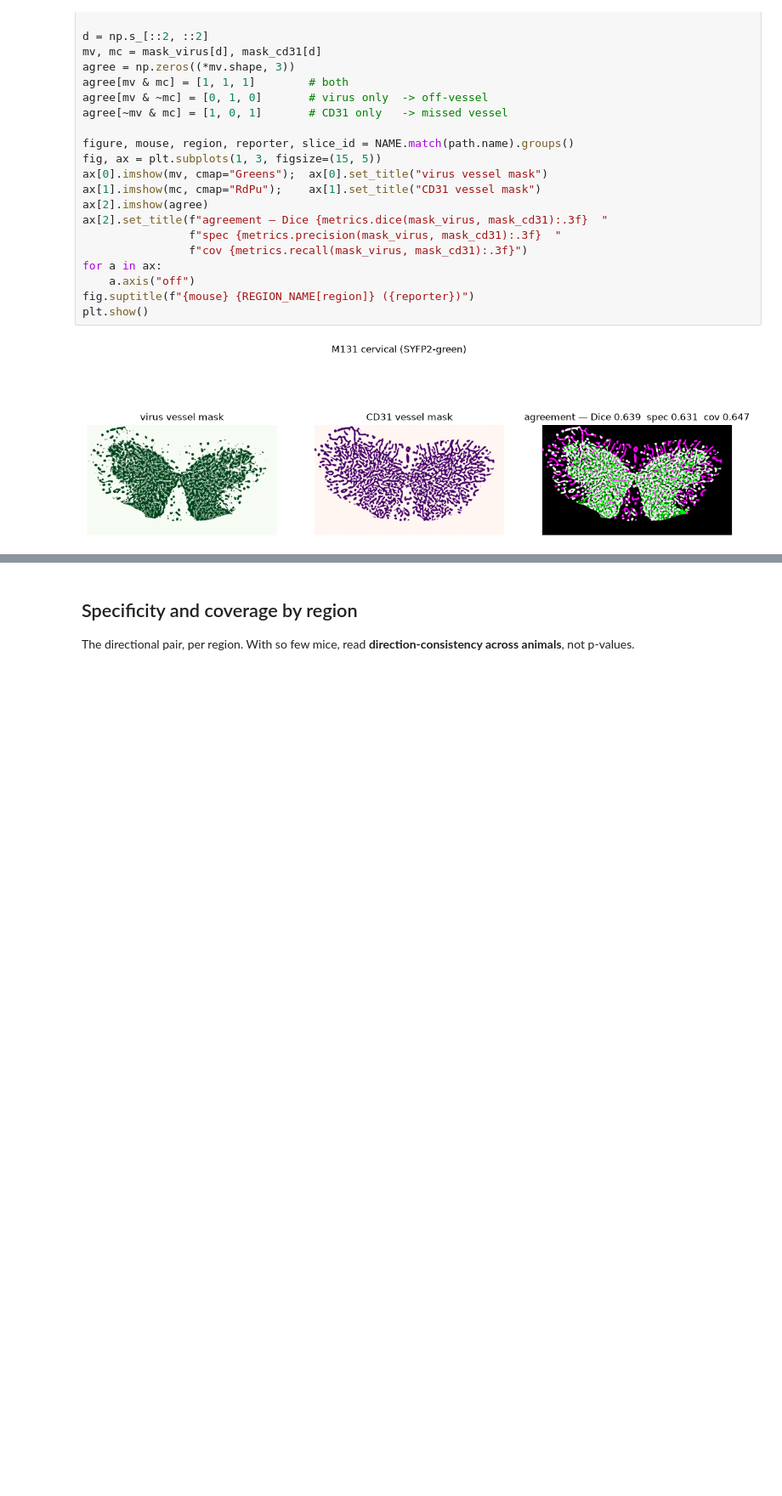
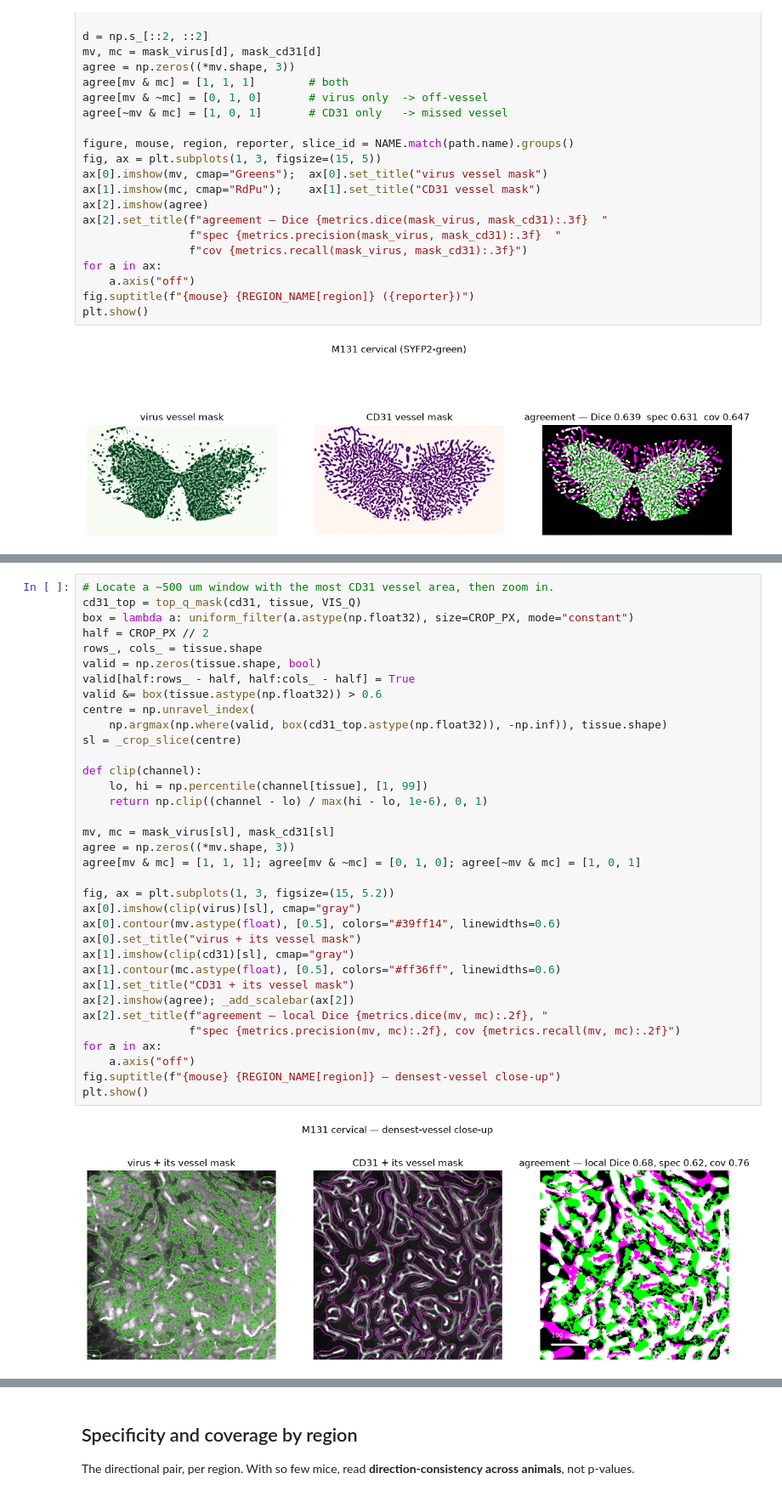
Before and after one commit to UCI-XuLab/blood-vessel-processing, a Jupyter notebook: notebooks/dice_between_channels.ipynb, the cells around one changed output, grey strips where cells are left out. Shown at 85% size. Cells and saved outputs as stored; diff of their text form; blank space fills up the shorter version.

```diff
--- a/notebooks/dice_between_channels.ipynb
+++ b/notebooks/dice_between_channels.ipynb
@@ -181,0 +193,37 @@ plt.show()
+# %%
+# Locate a ~500 um window with the most CD31 vessel area, then zoom in.
+cd31_top = top_q_mask(cd31, tissue, VIS_Q)
+box = lambda a: uniform_filter(a.astype(np.float32), size=CROP_PX, mode="constant")
+half = CROP_PX // 2
+rows_, cols_ = tissue.shape
+valid = np.zeros(tissue.shape, bool)
+valid[half:rows_ - half, half:cols_ - half] = True
+valid &= box(tissue.astype(np.float32)) > 0.6
+centre = np.unravel_index(
+    np.argmax(np.where(valid, box(cd31_top.astype(np.float32)), -np.inf)), tissue.shape)
+sl = _crop_slice(centre)
+
+def clip(channel):
+    lo, hi = np.percentile(channel[tissue], [1, 99])
+    return np.clip((channel - lo) / max(hi - lo, 1e-6), 0, 1)
+
+mv, mc = mask_virus[sl], mask_cd31[sl]
+agree = np.zeros((*mv.shape, 3))
+agree[mv & mc] = [1, 1, 1]; agree[mv & ~mc] = [0, 1, 0]; agree[~mv & mc] = [1, 0, 1]
+
+fig, ax = plt.subplots(1, 3, figsize=(15, 5.2))
+ax[0].imshow(clip(virus)[sl], cmap="gray")
+ax[0].contour(mv.astype(float), [0.5], colors="#39ff14", linewidths=0.6)
+ax[0].set_title("virus + its vessel mask")
+ax[1].imshow(clip(cd31)[sl], cmap="gray")
+ax[1].contour(mc.astype(float), [0.5], colors="#ff36ff", linewidths=0.6)
+ax[1].set_title("CD31 + its vessel mask")
+ax[2].imshow(agree); _add_scalebar(ax[2])
+ax[2].set_title(f"agreement — local Dice {metrics.dice(mv, mc):.2f}, "
+                f"spec {metrics.precision(mv, mc):.2f}, cov {metrics.recall(mv, mc):.2f}")
+for a in ax:
+    a.axis("off")
+fig.suptitle(f"{mouse} {REGION_NAME[region]} — densest-vessel close-up")
+plt.show()
+# %% [output]
+[figure, added]
```
Also changed, not shown: parts of 4 cells of this notebook, 1 other file.
